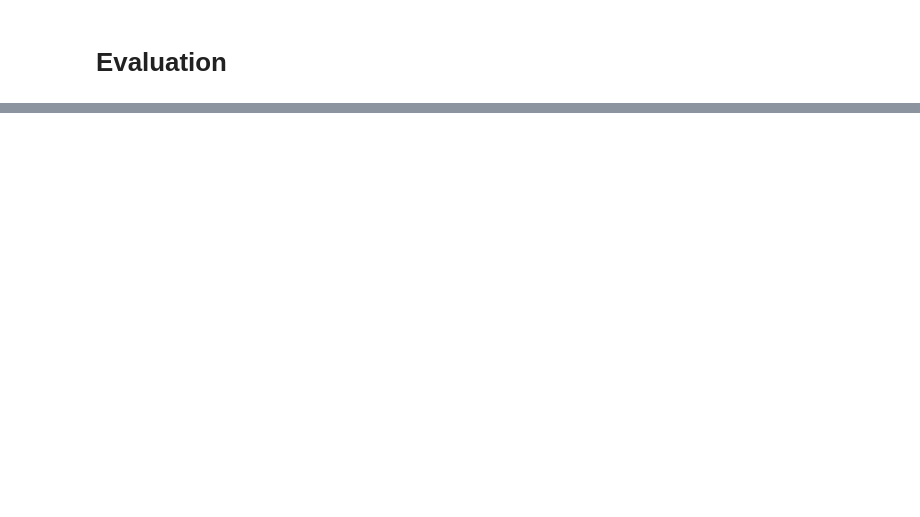
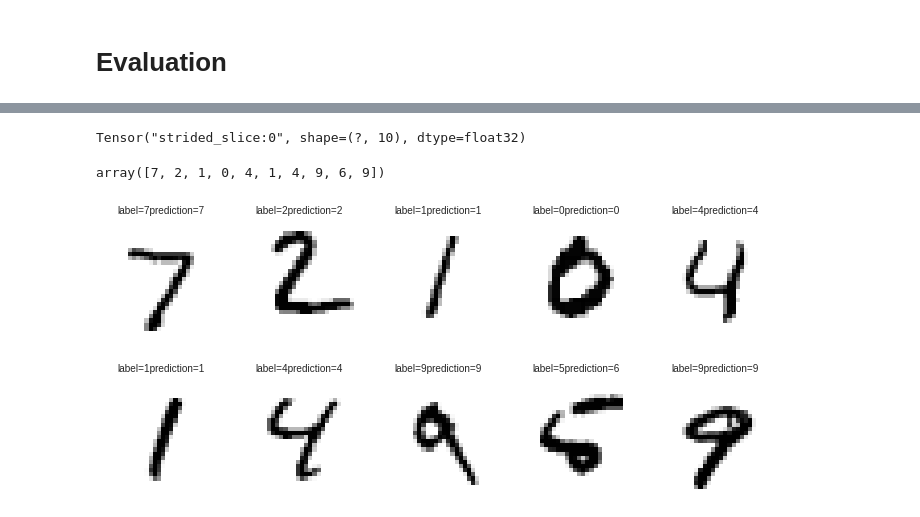
Before and after one commit to BingHung/AI, a Jupyter notebook: [02192019_4]_Tensorflow_MNIST_Hand_Writing_Digit_Demo_MLP_v1.ipynb, the cells around one changed output, grey strips where cells are left out. Drawn from its saved outputs; the diff is of its cells as text; code cells hidden in the pictures; blank space fills up the shorter version.

```diff
--- a/[02192019_4]_Tensorflow_MNIST_Hand_Writing_Digit_Demo_MLP_v1.ipynb
+++ b/[02192019_4]_Tensorflow_MNIST_Hand_Writing_Digit_Demo_MLP_v1.ipynb
@@ -96,0 +159,29 @@ Train Finished takes : 19.843979120254517
+# %%
+print(y_predict[:10])
+prediction_result=sess.run(tf.argmax(y_predict,1),feed_dict={x:mnist.test.images})
+prediction_result[:10]
+# %% [output]
+Tensor("strided_slice:0", shape=(?, 10), dtype=float32)
+array([7, 2, 1, 0, 4, 1, 4, 9, 6, 9])
+# %%
+import numpy as np
+
+def plot_images_labels_prediction(images,labels,prediction,idx,num=10):
+  fig=plt.gcf()
+  fig.set_size_inches(12,14)
+  if num>25: num=25
+  for i in range(0,num):
+    ax=plt.subplot(5,5,1+i)
+    ax.imshow(np.reshape(images[idx],(28,28)),cmap='binary')
+    title='label='+str(np.argmax(labels[idx]))
+    if len(prediction)>0:
+      title+='prediction='+str(prediction[idx])
+
+    ax.set_title(title,fontsize=10)
+    ax.set_xticks([]);ax.set_yticks([])
+    idx+=1
+  plt.show()
+
+plot_images_labels_prediction(mnist.test.images,mnist.test.labels,prediction_result,0)
+# %% [output]
+[figure, added]
```
Also changed, not shown: parts of 8 cells of this notebook.
